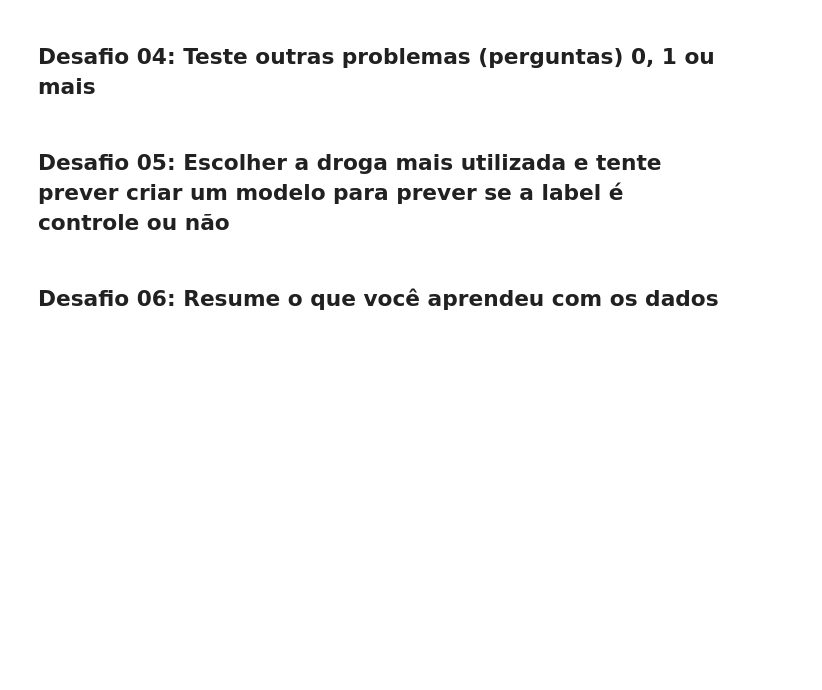
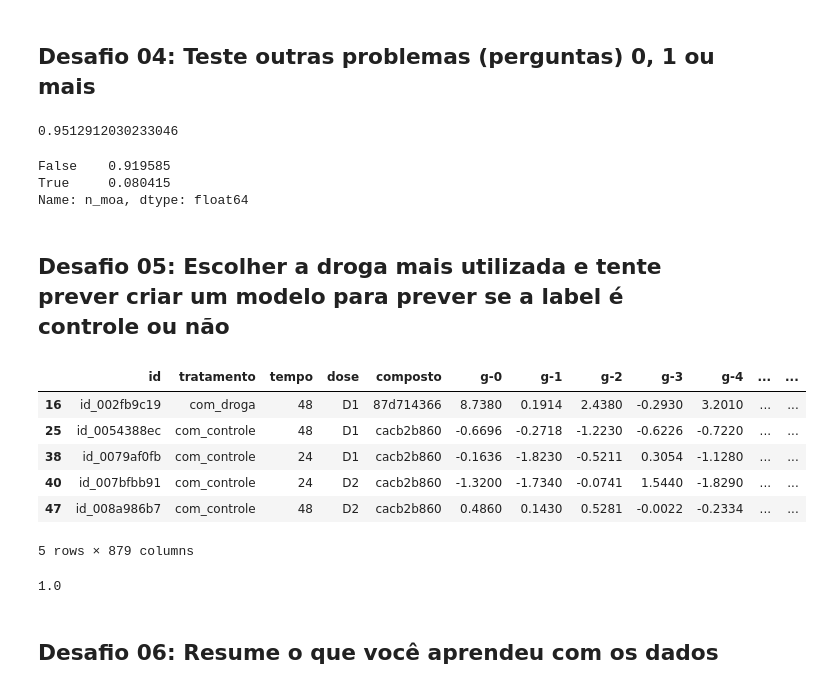
Before and after one commit to guilhermebap/Data-science-personal-study, a Jupyter notebook: Alura/imersaodados3/Aula05.ipynb, the cells around one changed output. Saved outputs shown, nothing was run; the diff lists cells and outputs as text; code cells hidden in the pictures; blank space fills up the shorter version.

```diff
--- a/Alura/imersaodados3/Aula05.ipynb
+++ b/Alura/imersaodados3/Aula05.ipynb
@@ -252,2 +258,26 @@ plt.show()
+# %%
+modelo_RandomForest = RandomForestClassifier()
+modelo_RandomForest.fit(X_train, y_train)
+modelo_RandomForest.score(X_test, y_test)
+# %% [output]
+0.9512912030233046
+# %%
+y.value_counts(normalize=True)
+# %% [output]
+False    0.919585
+True     0.080415
+Name: n_moa, dtype: float64
 # %% [markdown]
 ## Desafio 05: Escolher a droga mais utilizada e tente prever criar um modelo para prever se a label é controle ou não
+# %%
+compostos_principais = dados_combinados['composto'].value_counts()[:2].index.to_list()
+dados_filtrados = dados_combinados.query('composto in @compostos_principais')
+dados_filtrados.head()
+# %% [output]
+|  | id | tratamento | tempo | dose | composto | g-0 | g-1 | g-2 | g-3 | g-4 | ... | ... |
+| 16 | id_002fb9c19 | com_droga | 48 | D1 | 87d714366 | 8.7380 | 0.1914 | 2.4380 | -0.2930 | 3.2010 | ... | ... |
+| 25 | id_0054388ec | com_controle | 48 | D1 | cacb2b860 | -0.6696 | -0.2718 | -1.2230 | -0.6226 | -0.7220 | ... | ... |
+| 38 | id_0079af0fb | com_controle | 24 | D1 | cacb2b860 | -0.1636 | -1.8230 | -0.5211 | 0.3054 | -1.1280 | ... | ... |
+| 40 | id_007bfbb91 | com_controle | 24 | D2 | cacb2b860 | -1.3200 | -1.7340 | -0.0741 | 1.5440 | -1.8290 | ... | ... |
+| 47 | id_008a986b7 | com_controle | 48 | D2 | cacb2b860 | 0.4860 | 0.1430 | 0.5281 | -0.0022 | -0.2334 | ... | ... |
+5 rows × 879 columns
@@ -254,2 +290,8 @@ plt.show()
+# %%
+modelo_RandomForest = RandomForestClassifier()
+modelo_RandomForest.fit(X_train, y_train)
+modelo_RandomForest.score(X_test, y_test)
+# %% [output]
+1.0
 # %% [markdown]
 ## Desafio 06: Resume o que você aprendeu com os dados
```
Also changed, not shown: parts of 8 cells of this notebook.
